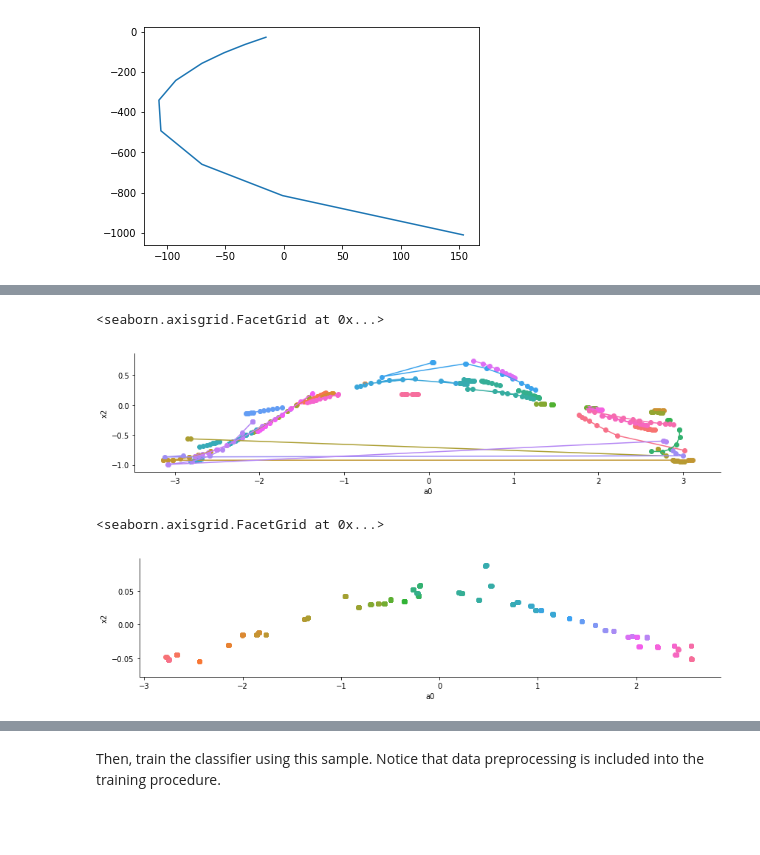
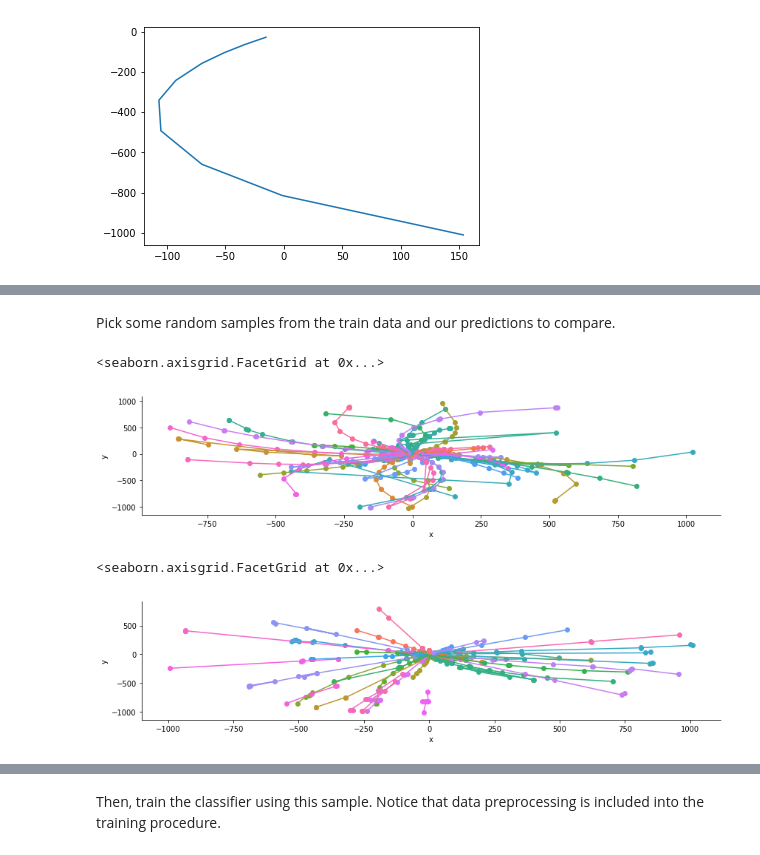
Before and after one commit to escuccim/trackml_code, a Jupyter notebook: scratchpad_submission.ipynb, the cells around one changed output, grey strips where cells are left out. Drawn from its saved outputs; the diff is of its cells as text; code cells hidden in the pictures; blank space fills up the shorter version.

```diff
--- a/scratchpad_submission.ipynb
+++ b/scratchpad_submission.ipynb
@@ -553,14 +239,22 @@ fg.map(plt.plot, 'sina1', 'rt')
-# %%
-fg = sns.FacetGrid(data=train_data[(train_data.particle_id < 40) & (train_data['size'].values > 1)], hue='particle_id', aspect=4)
-fg.map(plt.scatter, 'a0', 'x2')
-fg.map(plt.plot, 'a0', 'x2')
-# %% [output]
-<seaborn.axisgrid.FacetGrid at 0x...>
-[figure, removed]
-# %%
-fg = sns.FacetGrid(data=test_data[(test_data.predictions <= 1003) & (test_data['size'].values > 1)], hue='predictions', aspect=4)
-fg.map(plt.scatter, 'a0', 'x2')
-fg.map(plt.plot, 'a0', 'x2')
-# %% [output]
-<seaborn.axisgrid.FacetGrid at 0x...>
-[figure, removed]
+# %% [markdown]
+Pick some random samples from the train data and our predictions to compare.
+# %%
+train_idx = np.random.choice(train_data[(train_data.particle_id != 0) & (train_data['size'] > 1)].particle_id.unique(), size=50, replace=False)
+test_idx = np.random.choice(test_data[(test_data.predictions != 0) & (test_data['size'] > 1)].predictions.unique(), size=50, replace=False)
+
+train_filter = np.isin(train_data.particle_id, train_idx)
+test_filter = np.isin(test_data.predictions, test_idx)
+# %%
+fg = sns.FacetGrid(data=train_data[train_filter], hue='particle_id', aspect=4)
+fg.map(plt.scatter, 'x', 'y')
+fg.map(plt.plot, 'x', 'y')
+# %% [output]
+<seaborn.axisgrid.FacetGrid at 0x...>
+[figure, added]
+# %%
+fg = sns.FacetGrid(data=test_data[test_filter], hue='predictions', aspect=4)
+fg.map(plt.scatter, 'x', 'y')
+fg.map(plt.plot, 'x', 'y')
+# %% [output]
+<seaborn.axisgrid.FacetGrid at 0x...>
+[figure, added]
```
Also changed, not shown: parts of 66 cells of this notebook, 4 other files.
